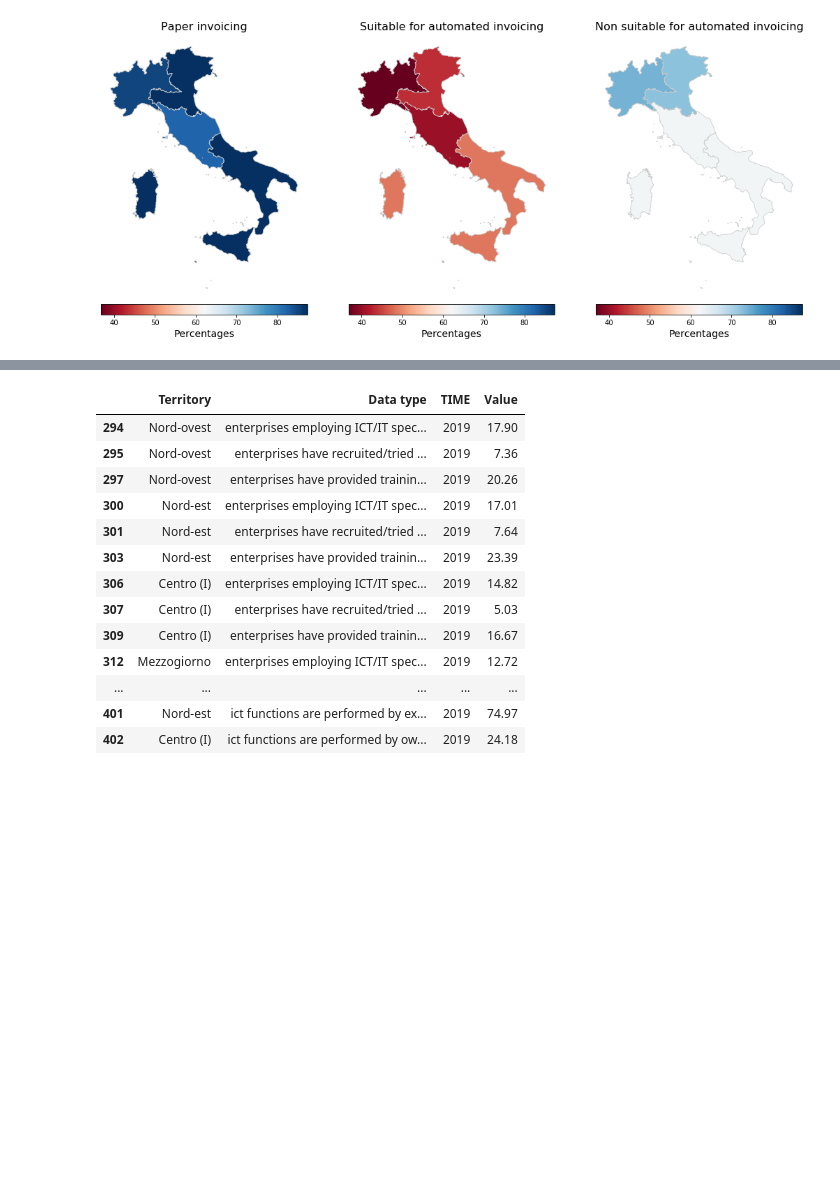
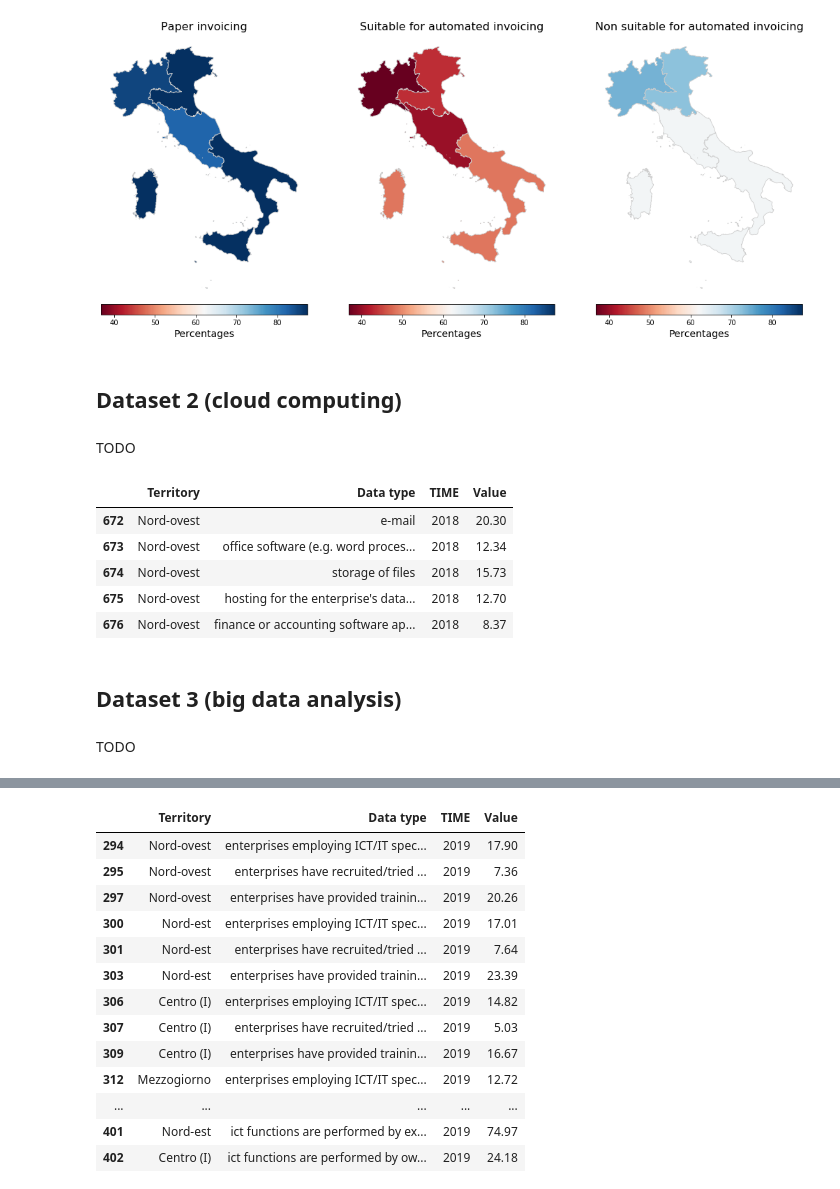
Before and after one commit to mett29/DataViz, a Jupyter notebook: 2nd_block.ipynb, the cells around one changed output, grey strips where cells are left out. Drawn from its saved outputs; the diff is of its cells as text; code cells hidden in the pictures; blank space fills up the shorter version.

Commit message:
init dataset 2 and 3 block 2
+ some fixes

```diff
--- a/2nd_block.ipynb
+++ b/2nd_block.ipynb
@@ -285,3 +285,30 @@ ax_cbar = fig.colorbar(cbar, ax=ax[2], orientation="horizontal", fraction=0.046,
 ax_cbar.set_label('Percentages', fontsize=14)
 # %% [output]
 [figure]
+# %% [markdown]
+## Dataset 2 (cloud computing)
+# %% [markdown]
+TODO
+# %%
+complete_dataframe = pd.read_csv("data/2nd_block/cloud_computing.csv")
+
+# Drop useless columns and rows
+complete_dataframe = complete_dataframe.drop(complete_dataframe[complete_dataframe['NACE 2007'] != "total economic activities  (c-n, including 951, excluding 75 and k)"].index)
+complete_dataframe = complete_dataframe.drop(["ITTER107", "VARICT", "ATECO_2007", "CLLVT", "Select time", "Flag Codes", "Flags", "NACE 2007", "Size classes of persons employed"], axis=1)
+
+# geographical area based
+geo_areas = ['Nord-ovest', 'Nord-est', 'Centro (I)', 'Mezzogiorno']
+complete_dataframe = complete_dataframe.loc[complete_dataframe['Territory'].isin(geo_areas)]
+# %%
+complete_dataframe.head()
+# %% [output]
+|  | Territory | Data type | TIME | Value |
+| 672 | Nord-ovest | e-mail | 2018 | 20.30 |
+| 673 | Nord-ovest | office software (e.g. word proces... | 2018 | 12.34 |
+| 674 | Nord-ovest | storage of files | 2018 | 15.73 |
+| 675 | Nord-ovest | hosting for the enterprise's data... | 2018 | 12.70 |
+| 676 | Nord-ovest | finance or accounting software ap... | 2018 | 8.37 |
+# %% [markdown]
+## Dataset 3 (big data analysis)
+# %% [markdown]
+TODO
```
Also changed, not shown: parts of 4 cells of this notebook.
